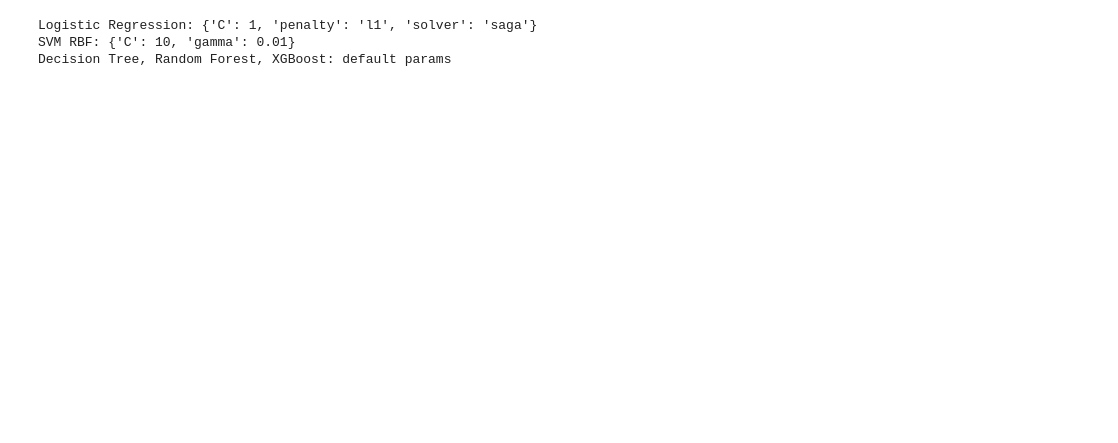
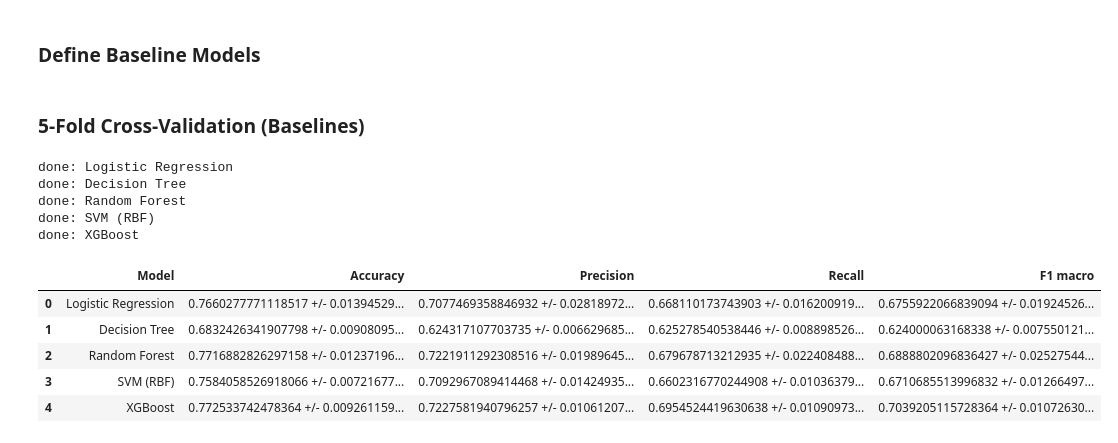
Before and after one commit to OhEve-S/student-outcome-prediction, a Jupyter notebook: model_training_cv.ipynb, the cells around one changed output. Saved outputs shown, nothing was run; the diff lists cells and outputs as text; code cells hidden in the pictures; blank space fills up the shorter version.

```diff
--- a/model_training_cv.ipynb
+++ b/model_training_cv.ipynb
@@ -175,8 +21,2 @@ Best Parameters
-# %%
-print("Logistic Regression:", lr_grid.best_params_)
-print("SVM RBF:", svm_grid.best_params_)
-print("Decision Tree, Random Forest, XGBoost: default params")
-# %% [output]
-Logistic Regression: {'C': 1, 'penalty': 'l1', 'solver': 'saga'}
-SVM RBF: {'C': 10, 'gamma': 0.01}
-Decision Tree, Random Forest, XGBoost: default params
+# %% [markdown]
+### Define Baseline Models
@@ -182,0 +32,35 @@ Decision Tree, Random Forest, XGBoost: default params
+# %% [markdown]
+### 5-Fold Cross-Validation (Baselines)
+# %%
+# stratified keeps class ratios consistent across folds since enrolled is only 18% of the data
+cv = StratifiedKFold(n_splits=5, shuffle=True, random_state=42)
+
+scoring = ["accuracy", "precision_macro", "recall_macro", "f1_macro"]
+
+cv_results = []
+
+for name, model in models.items():
+    scores = cross_validate(model, X_train, y_train, cv=cv, scoring=scoring, return_train_score=False)
+    cv_results.append({
+        "Model": name,
+        "Accuracy": str(scores['test_accuracy'].mean()) + " +/- " + str(scores['test_accuracy'].std()),
+        "Precision": str(scores['test_precision_macro'].mean()) + " +/- " + str(scores['test_precision_macro'].std()),
+        "Recall": str(scores['test_recall_macro'].mean()) + " +/- " + str(scores['test_recall_macro'].std()),
+        "F1 macro": str(scores['test_f1_macro'].mean()) + " +/- " + str(scores['test_f1_macro'].std()),
+    })
+    print("done:", name)
+
+cv_df = pd.DataFrame(cv_results)
+display(cv_df)
+# %% [output]
+done: Logistic Regression
+done: Decision Tree
+done: Random Forest
+done: SVM (RBF)
+done: XGBoost
+|  | Model | Accuracy | Precision | Recall | F1 macro |
+| 0 | Logistic Regression | 0.7660277771118517 +/- 0.01394529... | 0.7077469358846932 +/- 0.02818972... | 0.668110173743903 +/- 0.016200919... | 0.6755922066839094 +/- 0.01924526... |
+| 1 | Decision Tree | 0.6832426341907798 +/- 0.00908095... | 0.624317107703735 +/- 0.006629685... | 0.625278540538446 +/- 0.008898526... | 0.624000063168338 +/- 0.007550121... |
+| 2 | Random Forest | 0.7716882826297158 +/- 0.01237196... | 0.7221911292308516 +/- 0.01989645... | 0.679678713212935 +/- 0.022408488... | 0.6888802096836427 +/- 0.02527544... |
+| 3 | SVM (RBF) | 0.7584058526918066 +/- 0.00721677... | 0.7092967089414468 +/- 0.01424935... | 0.6602316770244908 +/- 0.01036379... | 0.6710685513996832 +/- 0.01266497... |
+| 4 | XGBoost | 0.772533742478364 +/- 0.009261159... | 0.7227581940796257 +/- 0.01061207... | 0.6954524419630638 +/- 0.01090973... | 0.7039205115728364 +/- 0.01072630... |
```
Also changed, not shown: parts of 40 cells of this notebook, 2 other files.
